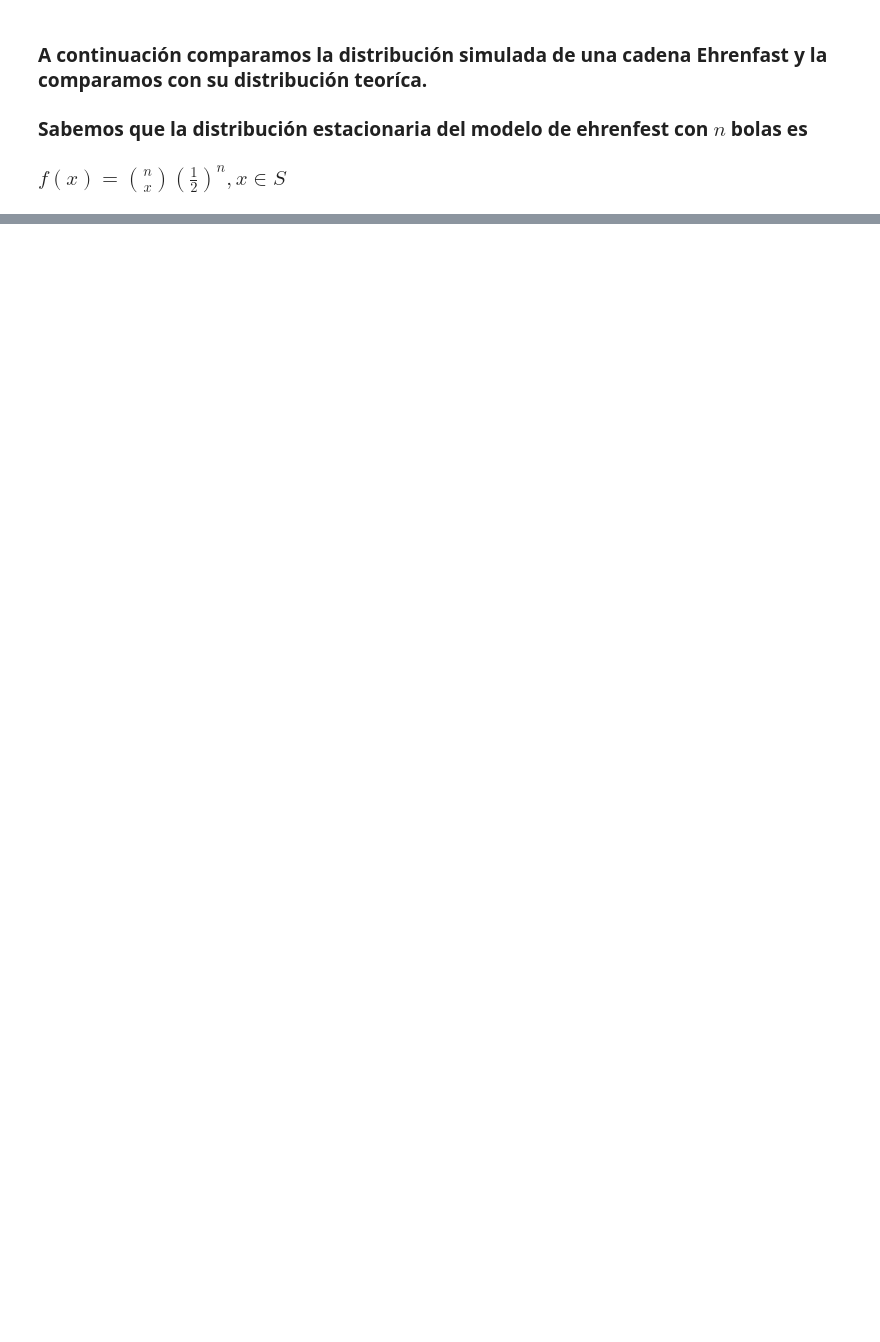
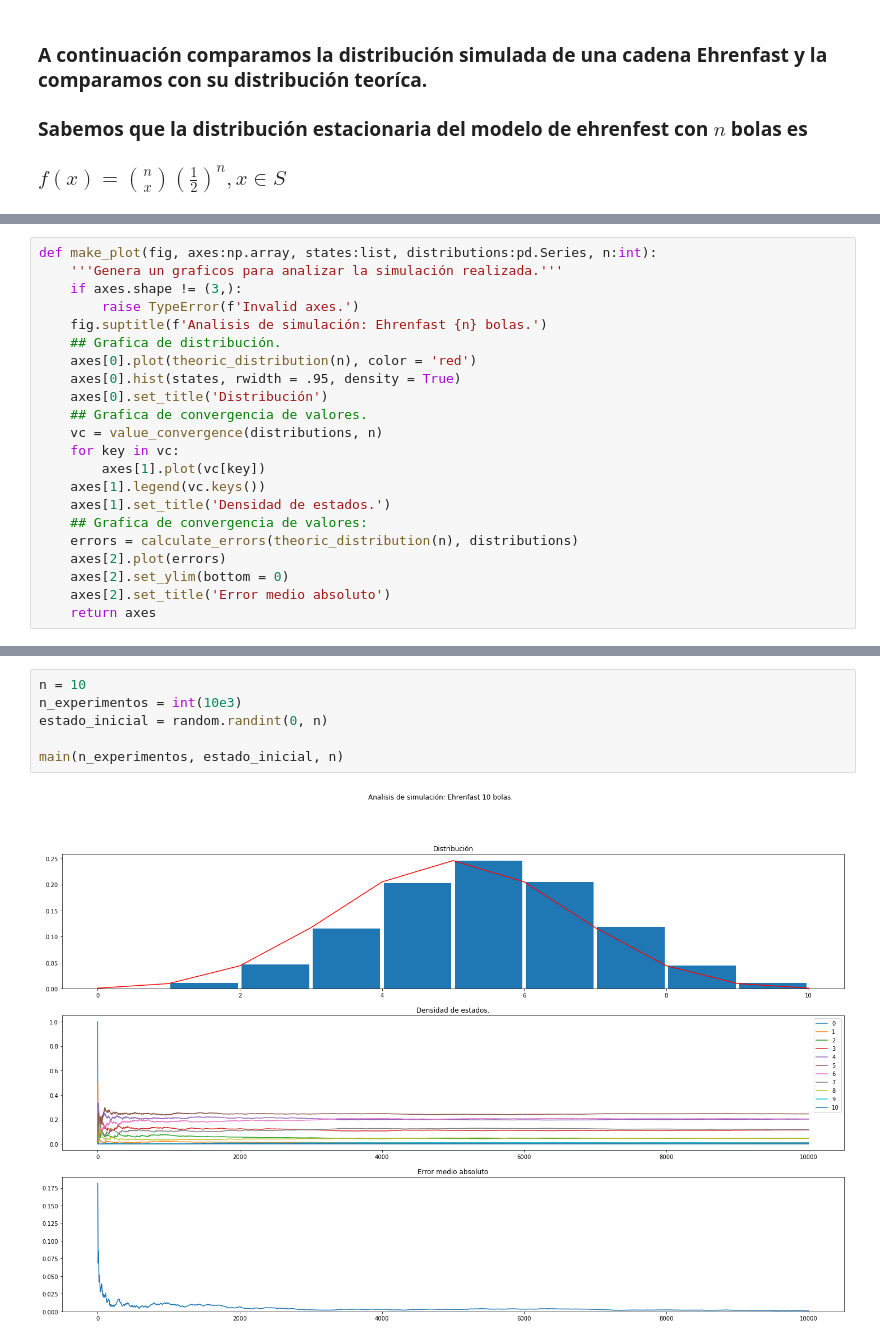
Before and after one commit to dveloz/EhrenfestChain, a Jupyter notebook: ehrenfast_simulation.ipynb, the cells around one changed output, grey strips where cells are left out. Drawn from its saved outputs; the diff is of its cells as text; blank space fills up the shorter version.

```diff
--- a/ehrenfast_simulation.ipynb
+++ b/ehrenfast_simulation.ipynb
@@ -99 +101,23 @@ def plot_errors(errors:pd.Series, metric:str):
+# %%
+def make_plot(fig, axes:np.array, states:list, distributions:pd.Series, n:int):
+    '''Genera un graficos para analizar la simulación realizada.'''
+    if axes.shape != (3,):
+        raise TypeError(f'Invalid axes.')
+    fig.suptitle(f'Analisis de simulación: Ehrenfast {n} bolas.')
+    ## Grafica de distribución.
+    axes[0].plot(theoric_distribution(n), color = 'red')
+    axes[0].hist(states, rwidth = .95, density = True)
+    axes[0].set_title('Distribución')
+    ## Grafica de convergencia de valores.
+    vc = value_convergence(distributions, n)
+    for key in vc:
+        axes[1].plot(vc[key])
+    axes[1].legend(vc.keys())
+    axes[1].set_title('Densidad de estados.')
+    ## Grafica de convergencia de valores:
+    errors = calculate_errors(theoric_distribution(n), distributions)
+    axes[2].plot(errors)
+    axes[2].set_ylim(bottom = 0)
+    axes[2].set_title('Error medio absoluto')
+    return axes
 # %%
@@ -200,0 +152,8 @@ Length: 100, dtype: float64
+# %%
+n = 10
+n_experimentos = int(10e3)
+estado_inicial = random.randint(0, n)
+
+main(n_experimentos, estado_inicial, n)
+# %% [output]
+[figure, added]
```
Also changed, not shown: parts of 12 cells of this notebook.
